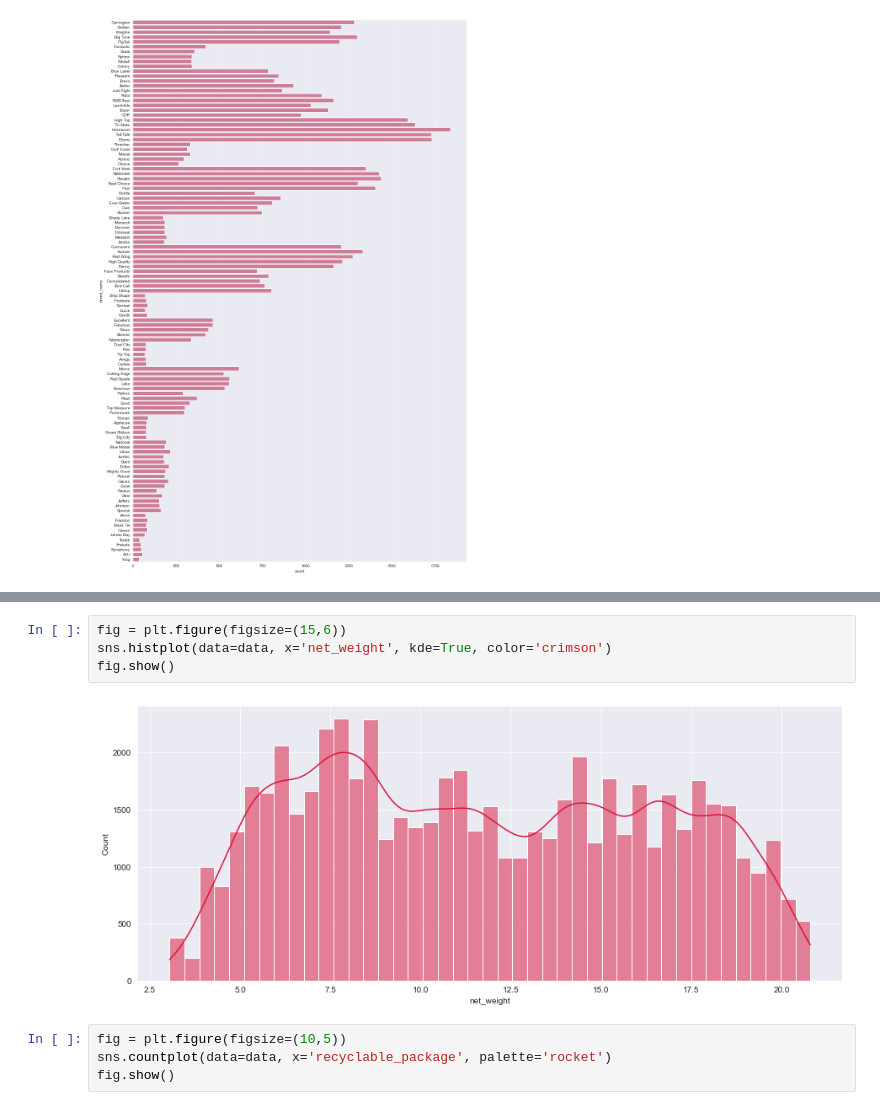
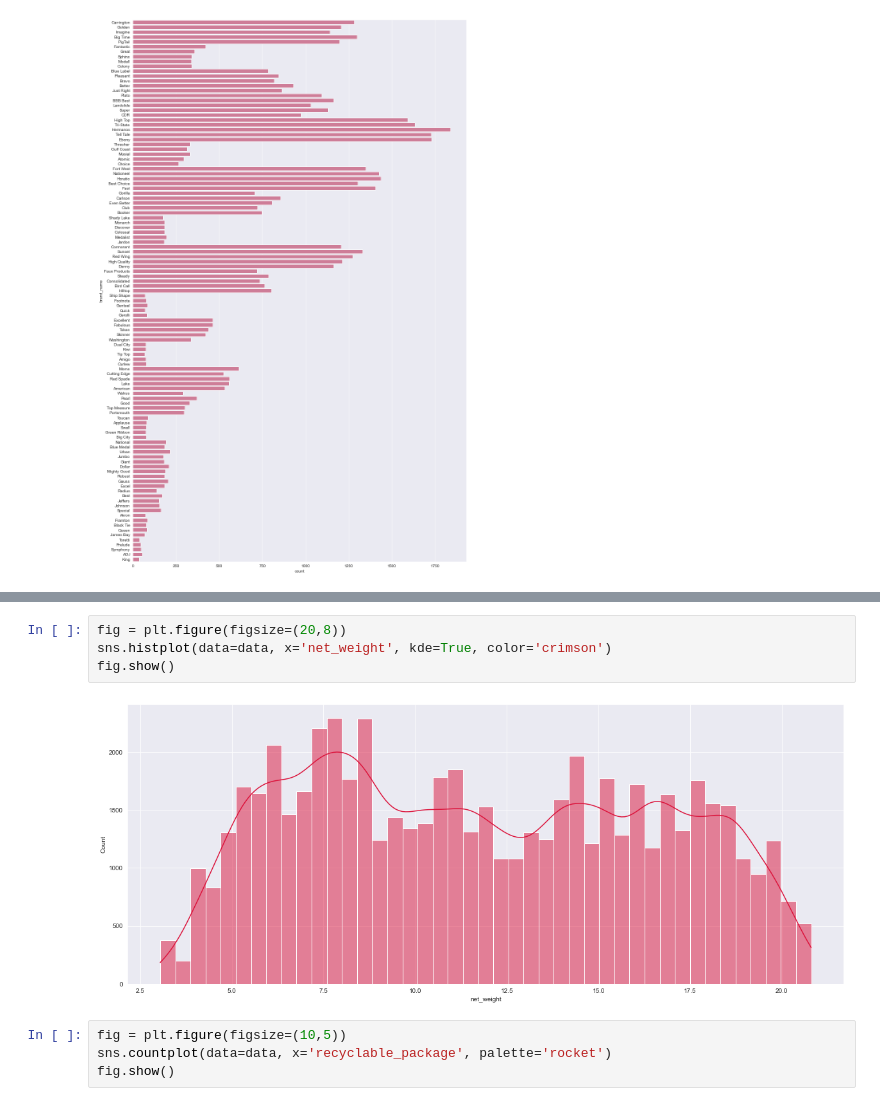
Before and after one commit to francoalarcon00/Customer-Project, a Jupyter notebook: analysis.ipynb, the cells around one changed output, grey strips where cells are left out. Saved outputs shown, nothing was run; the diff lists cells and outputs as text.

```diff
--- a/analysis.ipynb
+++ b/analysis.ipynb
@@ -169,9 +169,9 @@ fig.show()
 # %%
-fig = plt.figure(figsize=(15,6))
+fig = plt.figure(figsize=(20,8))
 sns.histplot(data=data, x='net_weight', kde=True, color='crimson')
 fig.show()
 # %% [output]
-[figure, old version]
+[figure, new version]
 # %%
 fig = plt.figure(figsize=(10,5))
 sns.countplot(data=data, x='recyclable_package', palette='rocket')
```
Also changed, not shown: parts of 5 cells of this notebook.
